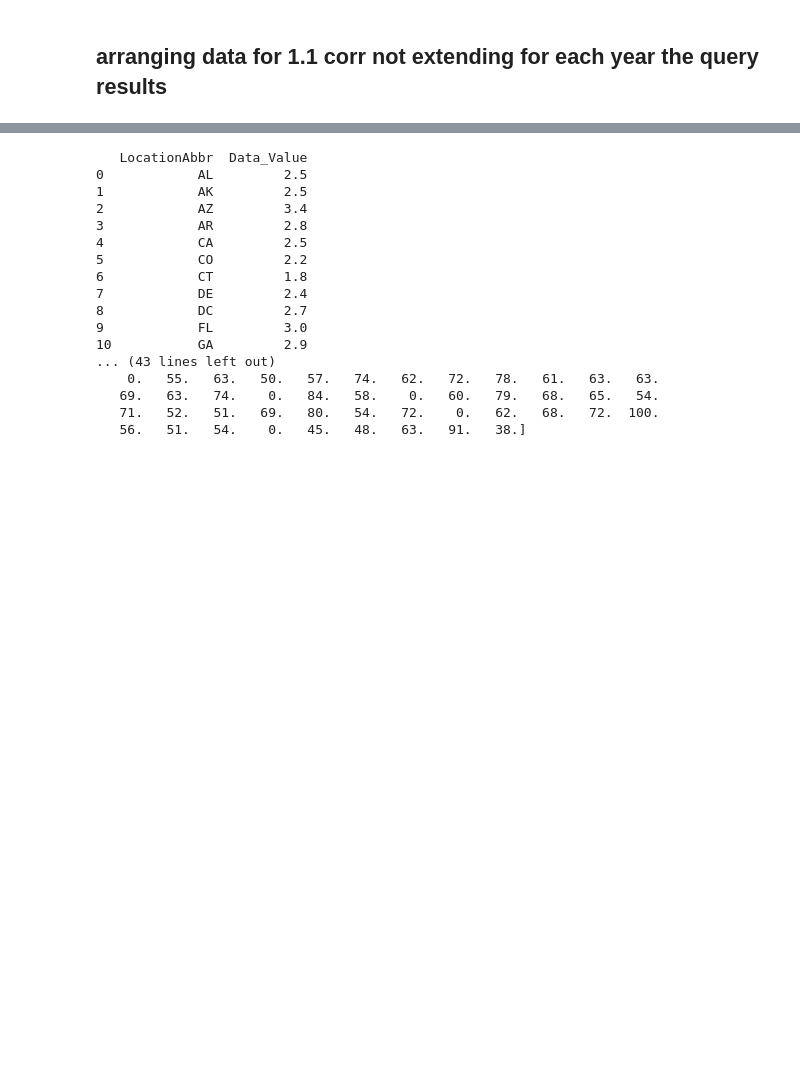
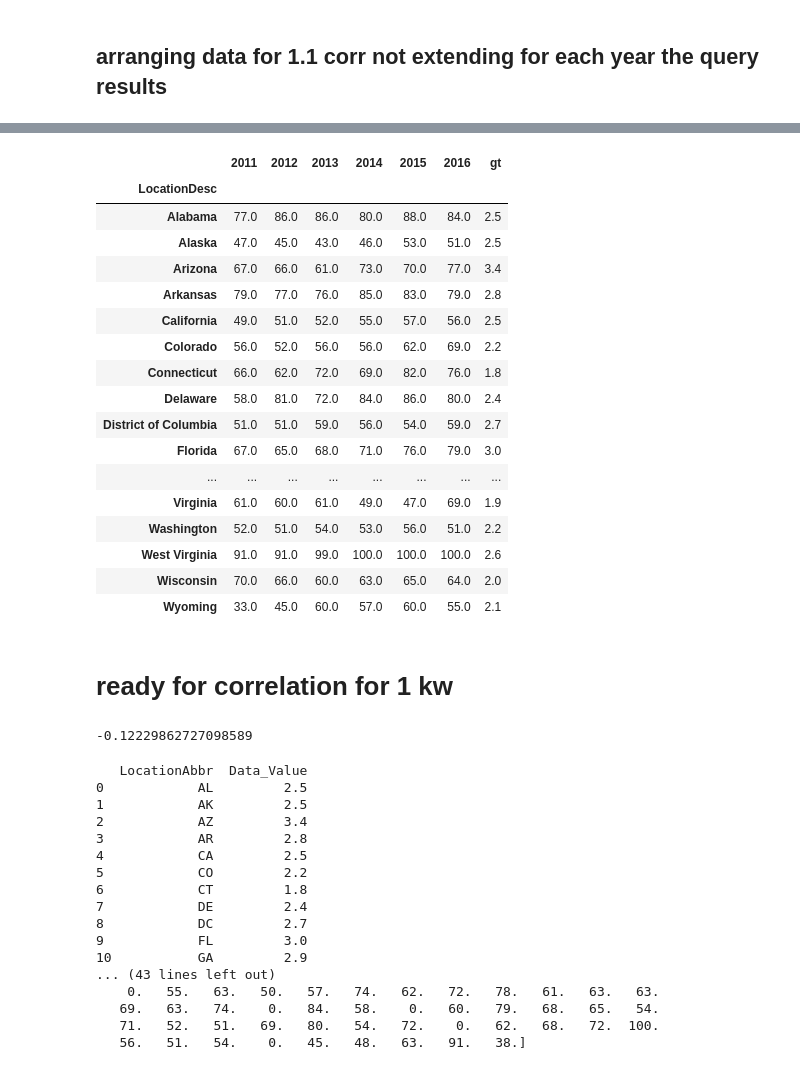
Before and after one commit to jackmaretz/DigitalEpidKidney, a Jupyter notebook: good1_1.ipynb, the cells around one changed output, grey strips where cells are left out. Drawn from its saved outputs; the diff is of its cells as text; code cells hidden in the pictures; blank space fills up the shorter version.

```diff
--- a/good1_1.ipynb
+++ b/good1_1.ipynb
@@ -215,7 +218,7 @@ word
 # %% [markdown]
 ## arranging data for 1.1 corr not extending for each year the query results
 # %%
-matrix = np.zeros(shape=(57,6))
+matrix = np.zeros(shape=(51,6))
 # %%
 def buildDF1(kword):
     k1 =[]
@@ -223,7 +226,7 @@ def buildDF1(kword):
     pytrends.build_payload(kword, cat=0, timeframe='2011-01-01 2011-12-31', geo='US', gprop='')
     values = []
     x = pytrends.interest_by_region()
-    for s in states.values():
+    for s in states:
         if s not in x.index:
             values.append(0)
         else: values.append(int(x.loc[s].values))
@@ -240,7 +243,7 @@ def buildDF1(kword):
 
 
     x = pytrends.interest_by_region()
-    for s in states.values():
+    for s in states:
         if s not in x.index:
             values.append(0)
         else: values.append(int(x.loc[s].values))
@@ -257,7 +260,7 @@ def buildDF1(kword):
 
 
     x = pytrends.interest_by_region()
-    for s in states.values():
+    for s in states:
         if s not in x.index:
             values.append(0)
         else: values.append(int(x.loc[s].values))
@@ -271,7 +274,7 @@ def buildDF1(kword):
 
 
     x = pytrends.interest_by_region()
-    for s in states.values():
+    for s in states:
         if s not in x.index:
             values.append(0)
         else: values.append(int(x.loc[s].values))
@@ -284,7 +287,7 @@ def buildDF1(kword):
 
 
     x = pytrends.interest_by_region()
-    for s in states.values():
+    for s in states:
         if s not in x.index:
             values.append(0)
         else: values.append(int(x.loc[s].values))
@@ -298,7 +301,7 @@ def buildDF1(kword):
 
 
     x = pytrends.interest_by_region()
-    for s in states.values():
+    for s in states:
         if s not in x.index:
             values.append(0)
         else: values.append(int(x.loc[s].values))
@@ -307,6 +310,8 @@ def buildDF1(kword):
     print("lunghezza anno2016   ",len(k1))
 
 
+
+
     #print(k1)
     #for i in range(len(k1)):
     #    k1[i]= int(k1[i][0])
@@ -343,0 +320,2 @@ matrix[matrix>0]
+# %%
+mat=buildDF1([word])
@@ -344,3 +330,39 @@ matrix[matrix>0]
+# %%
+gt_Year_Type = 'data/BRFSS/2011_AA.csv'
+# %%
+data = pd.DataFrame(data=mat, index=states,columns=["2011","2012","2013","2014","2015","2016"])
+df_gt = pd.read_csv(gt_Year_Type, sep=";")
+df_gt = df_gt[np.logical_not(pd.to_numeric(df_gt.LocationAbbr, errors='coerce').notnull())]
+df_gt = df_gt.dropna(subset=['LocationAbbr'])
+data["gt"]=df_gt["Data_Value"][:-2].values
+data
+# %% [output]
+|  | 2011 | 2012 | 2013 | 2014 | 2015 | 2016 | gt |
+| LocationDesc |  |  |  |  |  |  |  |
+| Alabama | 77.0 | 86.0 | 86.0 | 80.0 | 88.0 | 84.0 | 2.5 |
+| Alaska | 47.0 | 45.0 | 43.0 | 46.0 | 53.0 | 51.0 | 2.5 |
+| Arizona | 67.0 | 66.0 | 61.0 | 73.0 | 70.0 | 77.0 | 3.4 |
+| Arkansas | 79.0 | 77.0 | 76.0 | 85.0 | 83.0 | 79.0 | 2.8 |
+| California | 49.0 | 51.0 | 52.0 | 55.0 | 57.0 | 56.0 | 2.5 |
+| Colorado | 56.0 | 52.0 | 56.0 | 56.0 | 62.0 | 69.0 | 2.2 |
+| Connecticut | 66.0 | 62.0 | 72.0 | 69.0 | 82.0 | 76.0 | 1.8 |
+| Delaware | 58.0 | 81.0 | 72.0 | 84.0 | 86.0 | 80.0 | 2.4 |
+| District of Columbia | 51.0 | 51.0 | 59.0 | 56.0 | 54.0 | 59.0 | 2.7 |
+| Florida | 67.0 | 65.0 | 68.0 | 71.0 | 76.0 | 79.0 | 3.0 |
+| ... | ... | ... | ... | ... | ... | ... | ... |
+| Virginia | 61.0 | 60.0 | 61.0 | 49.0 | 47.0 | 69.0 | 1.9 |
+| Washington | 52.0 | 51.0 | 54.0 | 53.0 | 56.0 | 51.0 | 2.2 |
+| West Virginia | 91.0 | 91.0 | 99.0 | 100.0 | 100.0 | 100.0 | 2.6 |
+| Wisconsin | 70.0 | 66.0 | 60.0 | 63.0 | 65.0 | 64.0 | 2.0 |
+| Wyoming | 33.0 | 45.0 | 60.0 | 57.0 | 60.0 | 55.0 | 2.1 |
+# %% [markdown]
+# ready for correlation for 1 kw
+# %%
+year="2011"
+cor = pearsonr(data[year], data["gt"])[0]
+cor
+# %% [output]
+-0.12229862727098589
 # %%
 def getCor(queryMat,type_,year):
 
```
Also changed, not shown: parts of 8 cells of this notebook.
